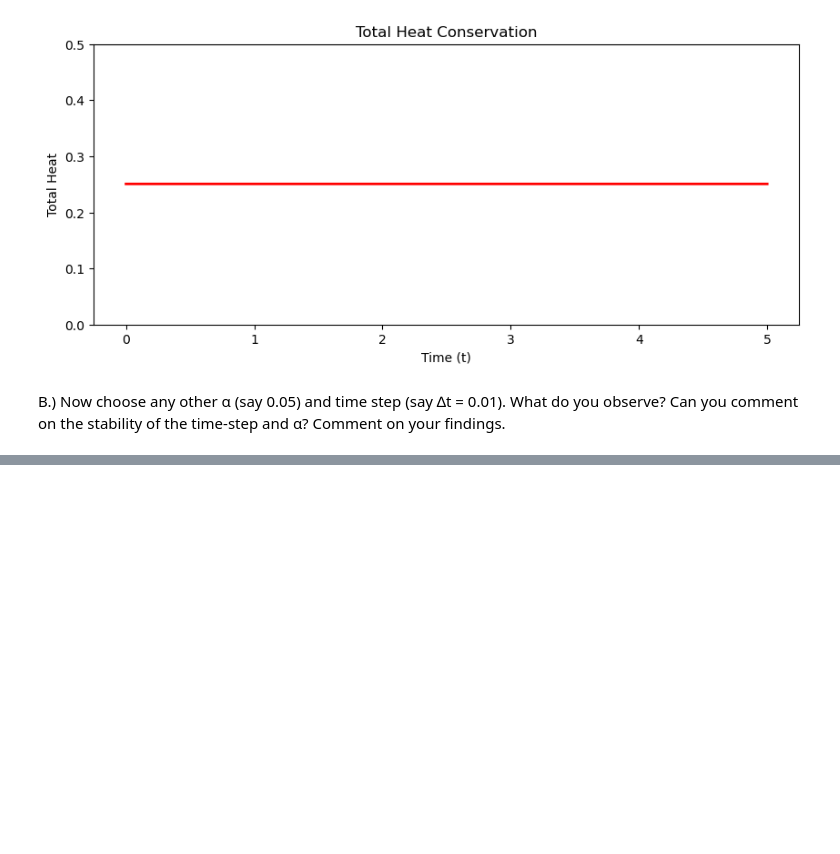
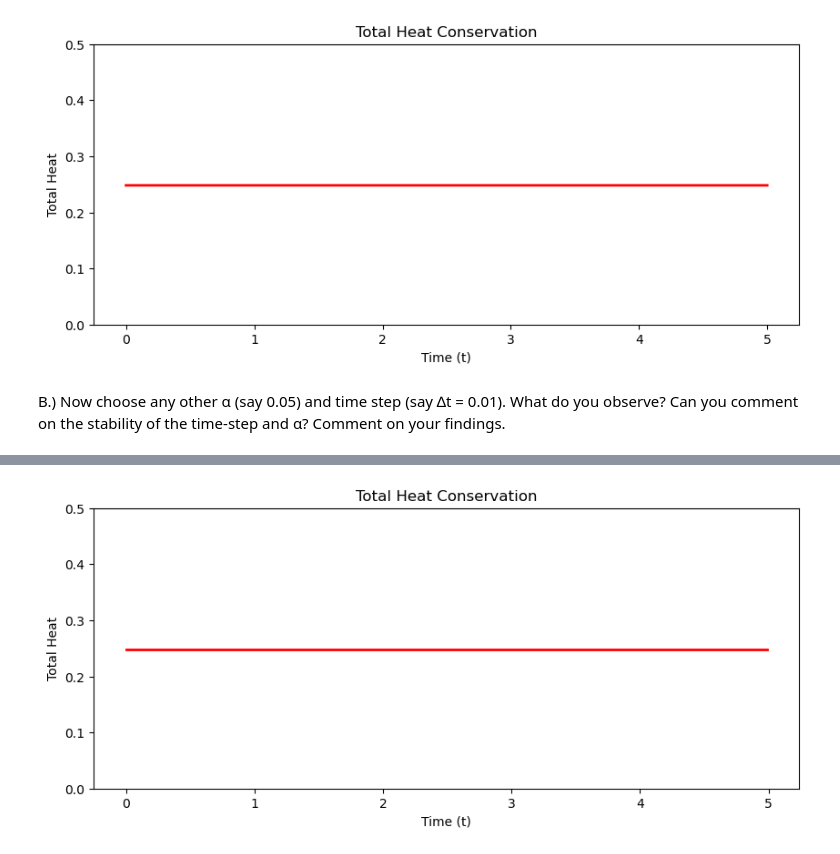
Before and after one commit to PolishJacob/ASTR5900_Projects, a Jupyter notebook: HW_05/Fourier.ipynb, the cells around one changed output, grey strips where cells are left out. Drawn from its saved outputs; the diff is of its cells as text; code cells hidden in the pictures; blank space fills up the shorter version.

```diff
--- a/HW_05/Fourier.ipynb
+++ b/HW_05/Fourier.ipynb
@@ -318,0 +327,11 @@ findings.
+# %%
+# Plot of total heat over time
+plt.figure(figsize=(10, 4))
+plt.plot(new_time, tot_heat, 'r-', lw=2)
+plt.ylim(0, 0.5)
+plt.xlabel('Time (t)')
+plt.ylabel('Total Heat')
+plt.title('Total Heat Conservation')
+plt.show()
+# %% [output]
+[figure, added]
```
Also changed, not shown: parts of 7 cells of this notebook.
